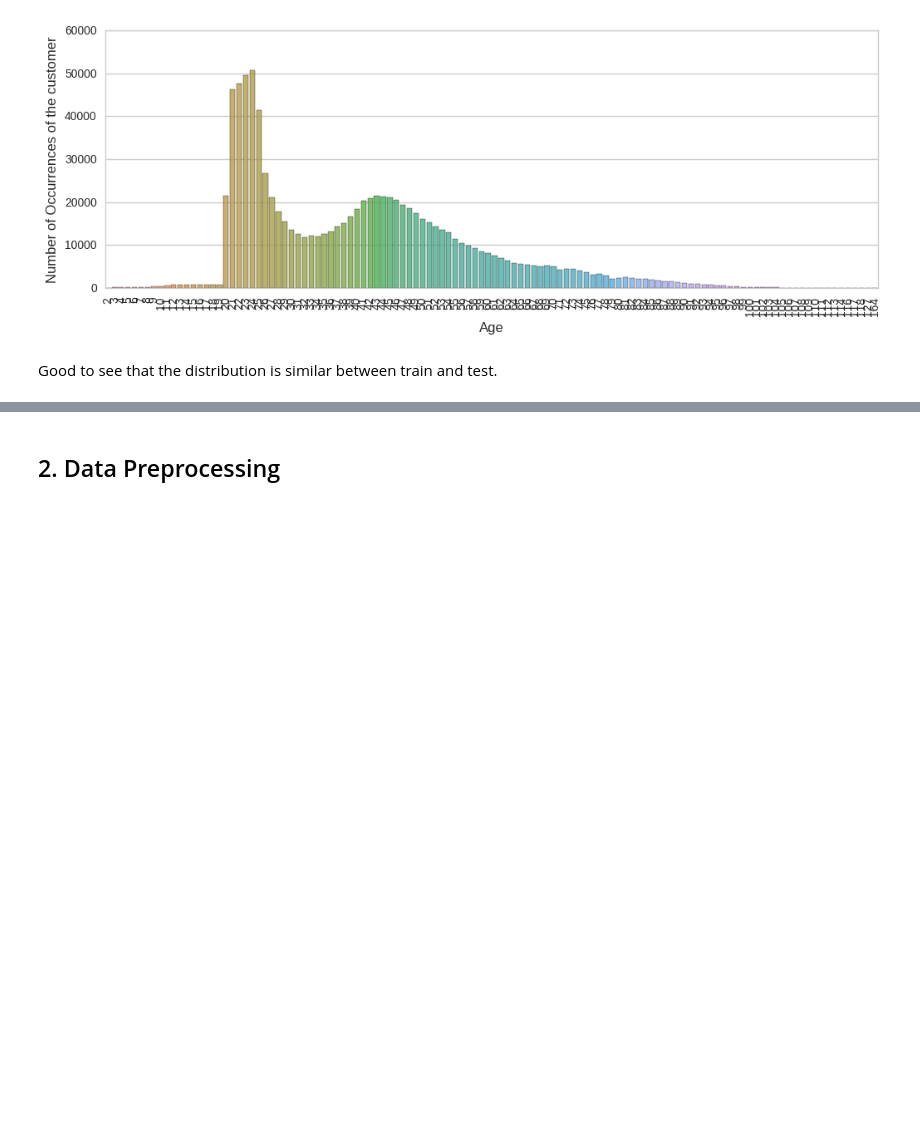
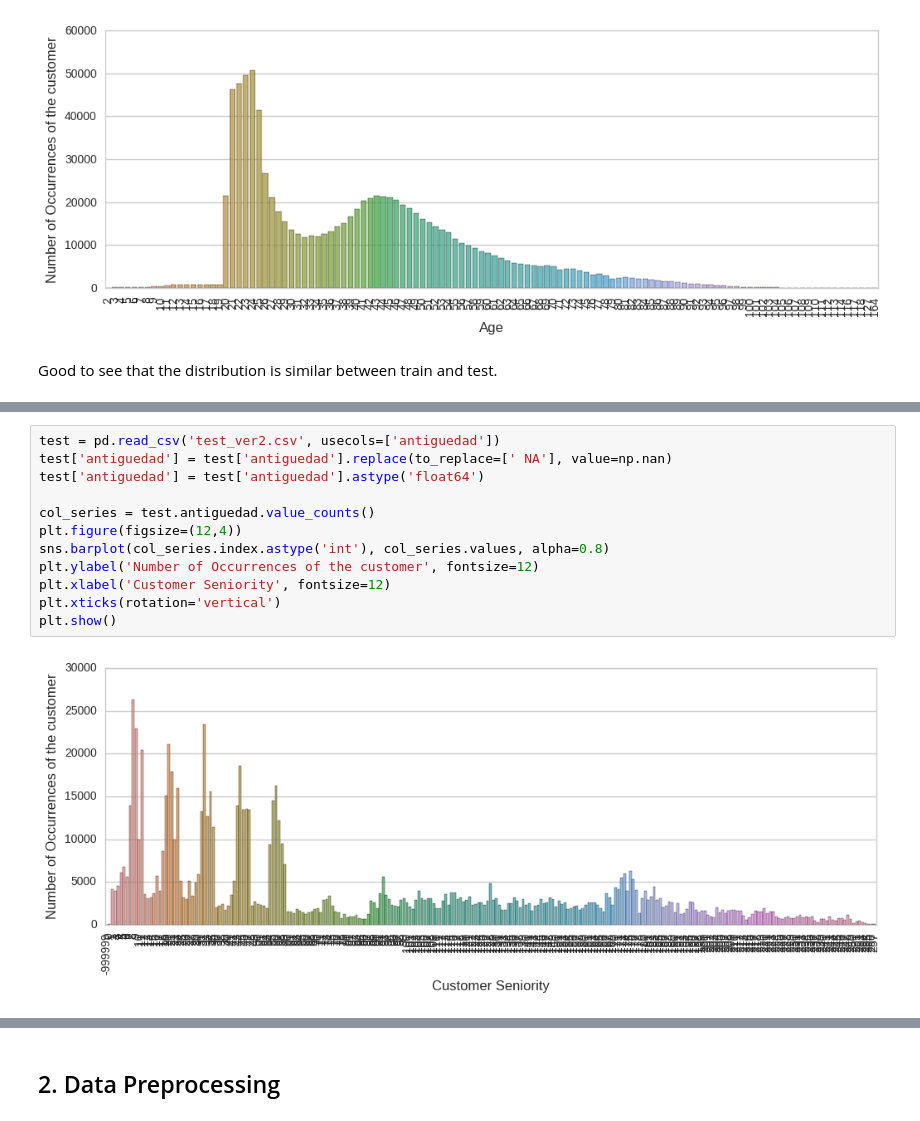
Before and after one commit to mosin26/general, a Jupyter notebook: santander.ipynb, the cells around one changed output, grey strips where cells are left out. Drawn from its saved outputs; the diff is of its cells as text; blank space fills up the shorter version.

```diff
--- a/santander.ipynb
+++ b/santander.ipynb
@@ -258,0 +277,14 @@ ToDo:
+# %%
+test = pd.read_csv('test_ver2.csv', usecols=['antiguedad'])
+test['antiguedad'] = test['antiguedad'].replace(to_replace=[' NA'], value=np.nan)
+test['antiguedad'] = test['antiguedad'].astype('float64')
+
+col_series = test.antiguedad.value_counts()
+plt.figure(figsize=(12,4))
+sns.barplot(col_series.index.astype('int'), col_series.values, alpha=0.8)
+plt.ylabel('Number of Occurrences of the customer', fontsize=12)
+plt.xlabel('Customer Seniority', fontsize=12)
+plt.xticks(rotation='vertical')
+plt.show()
+# %% [output]
+[figure, added]
```
Also changed, not shown: parts of 19 cells of this notebook.
